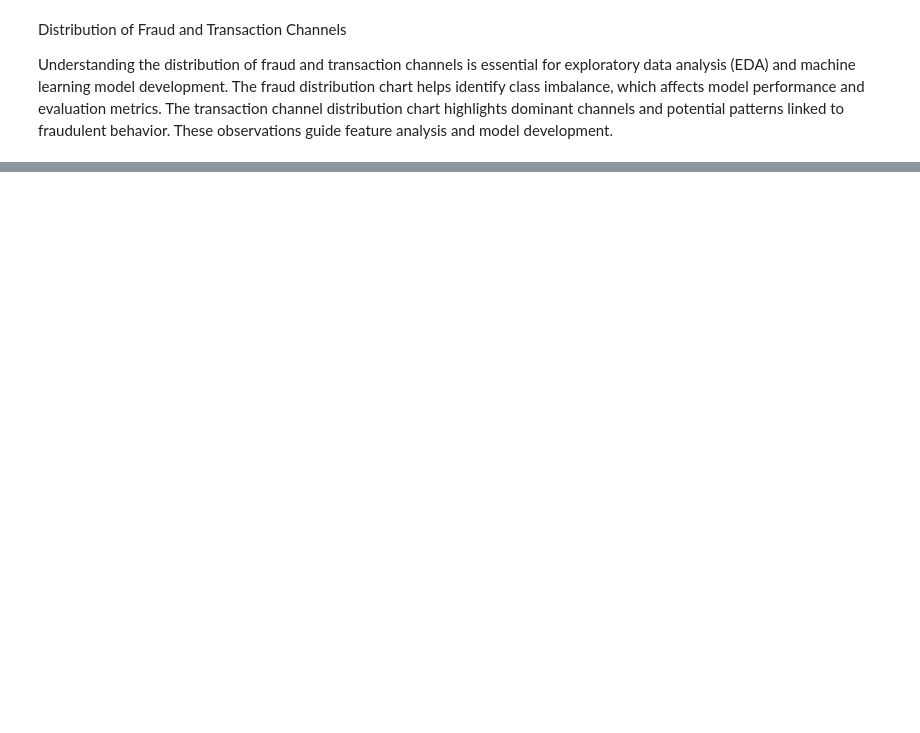
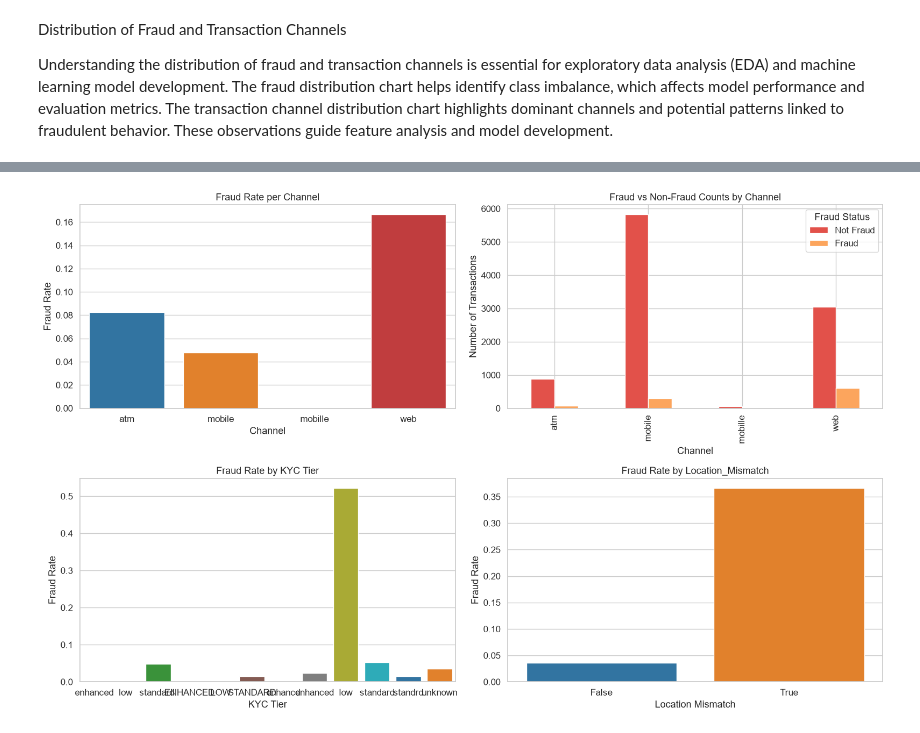
Before and after one commit to fnalyanya/Fraudulent_Transaction_Detection_for_Finlora_Company, a Jupyter notebook: Notebooks/Exploratory.ipynb, the cells around one changed output, grey strips where cells are left out. Drawn from its saved outputs; the diff is of its cells as text; code cells hidden in the pictures; blank space fills up the shorter version.

```diff
--- a/Notebooks/Exploratory.ipynb
+++ b/Notebooks/Exploratory.ipynb
@@ -44,0 +123,80 @@ plt.show()
+# %%
+import matplotlib.pyplot as plt
+import seaborn as sns
+
+fig, axes = plt.subplots(2, 2, figsize=(16, 10))
+
+# 1. Fraud rate per channel
+channel_fraud_rate = cleaned_customer_transaction_data.groupby('channel')['is_fraud'].mean().reset_index()
+
+sns.barplot(
+    data=channel_fraud_rate,
+    x='channel',
+    y='is_fraud',
+    ax=axes[0, 0],
+    palette='tab10'
+)
+
+axes[0, 0].set_title('Fraud Rate per Channel')
+axes[0, 0].set_xlabel('Channel')
+axes[0, 0].set_ylabel('Fraud Rate')
+
+# 2. Fraud vs Non-Fraud counts per channel
+channel_counts = cleaned_customer_transaction_data.groupby('channel')['is_fraud'] \
+    .value_counts() \
+    .unstack(fill_value=0) \
+    .reset_index()
+
+channel_counts = channel_counts.rename(
+    columns={0: 'Not Fraud', 1: 'Fraud'}
+)
+
+channel_counts.plot(
+    x='channel',
+    y=['Not Fraud', 'Fraud'],
+    kind='bar',
+    ax=axes[0, 1]
+)
+
+axes[0, 1].set_title('Fraud vs Non-Fraud Counts by Channel')
+axes[0, 1].set_xlabel('Channel')
+axes[0, 1].set_ylabel('Number of Transactions')
+axes[0, 1].legend(title='Fraud Status')
+
+# 3. Fraud rate per KYC tier
+kyc_fraud_rate = cleaned_customer_transaction_data.groupby('kyc_tier')['is_fraud'].mean().reset_index()
+
+sns.barplot(
+    data=kyc_fraud_rate,
+    x='kyc_tier',
+    y='is_fraud',
+    ax=axes[1, 0],
+    palette='tab10'
+)
+
+axes[1, 0].set_title('Fraud Rate by KYC Tier')
+axes[1, 0].set_xlabel('KYC Tier')
+axes[1, 0].set_ylabel('Fraud Rate')
+
+# 4. Fraud rate per location mismatch
+location_fraud_rate = (
+    cleaned_customer_transaction_data.groupby('location_mismatch')['is_fraud']
+    .mean()
+    .reset_index()
+)
+
+sns.barplot(
+    data=location_fraud_rate,
+    x='location_mismatch',
+    y='is_fraud',
+    ax=axes[1, 1],
+    palette='tab10'
+)
+
+axes[1, 1].set_title('Fraud Rate by Location_Mismatch')
+axes[1, 1].set_xlabel('Location Mismatch')
+axes[1, 1].set_ylabel('Fraud Rate')
+
+plt.tight_layout()
+plt.show()
+# %% [output]
@@ -44,0 +214 @@ plt.show()
+[figure, added]
```
Also changed, not shown: parts of 10 cells of this notebook, 1 other file.
